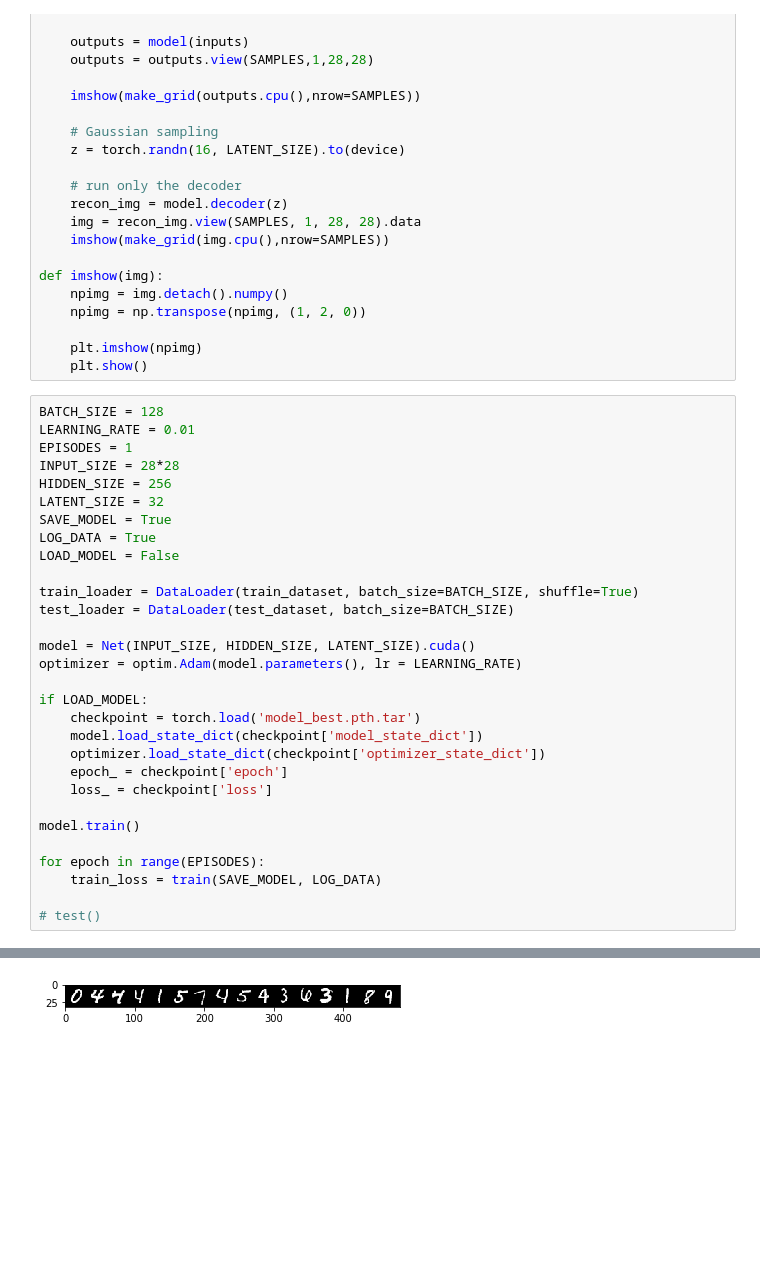
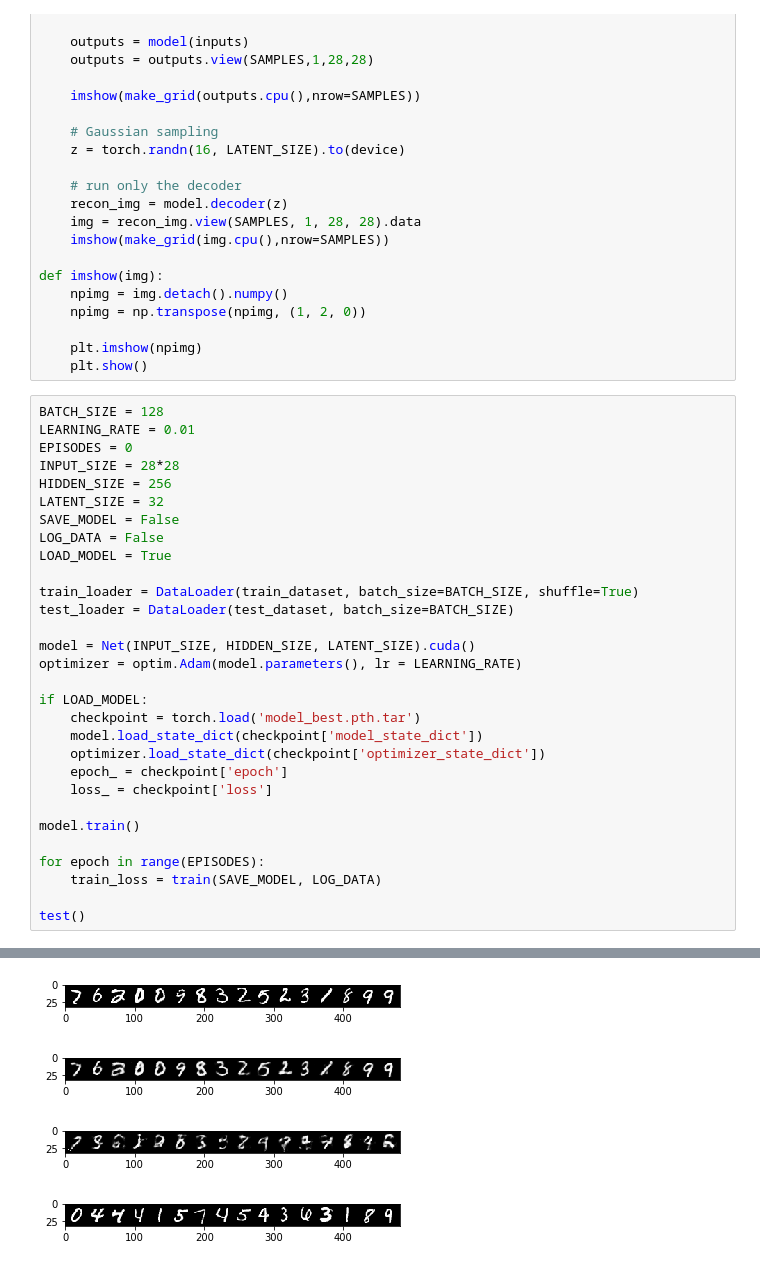
Before and after one commit to sapan-ostic/CS-541-Deep-Learning, a Jupyter notebook: HW7_VAE/mnist_vae.ipynb, the cells around one changed output, grey strips where cells are left out. Drawn from its saved outputs; the diff is of its cells as text; blank space fills up the shorter version.

```diff
--- a/HW7_VAE/mnist_vae.ipynb
+++ b/HW7_VAE/mnist_vae.ipynb
@@ -151,13 +151,13 @@ def imshow(img):
 # %%
 BATCH_SIZE = 128
 LEARNING_RATE = 0.01
-EPISODES = 1
+EPISODES = 0
 INPUT_SIZE = 28*28
 HIDDEN_SIZE = 256
 LATENT_SIZE = 32
-SAVE_MODEL = True
-LOG_DATA = True
-LOAD_MODEL = False
+SAVE_MODEL = False
+LOG_DATA = False
+LOAD_MODEL = True
 
 train_loader = DataLoader(train_dataset, batch_size=BATCH_SIZE, shuffle=True)
 test_loader = DataLoader(test_dataset, batch_size=BATCH_SIZE)
@@ -177,5 +177,5 @@ model.train()
 for epoch in range(EPISODES):
     train_loss = train(SAVE_MODEL, LOG_DATA)
 
-# test()
+test()
 # %% [output]
@@ -183,3 +182,6 @@ Episode:  0 loss:  10879.476178710946
+[figure, added]
+[figure, added]
+[figure, added]
 # %%
 # %% [output]
 [figure]
```
Also changed, not shown: parts of 1 cell of this notebook, 5 other files.
